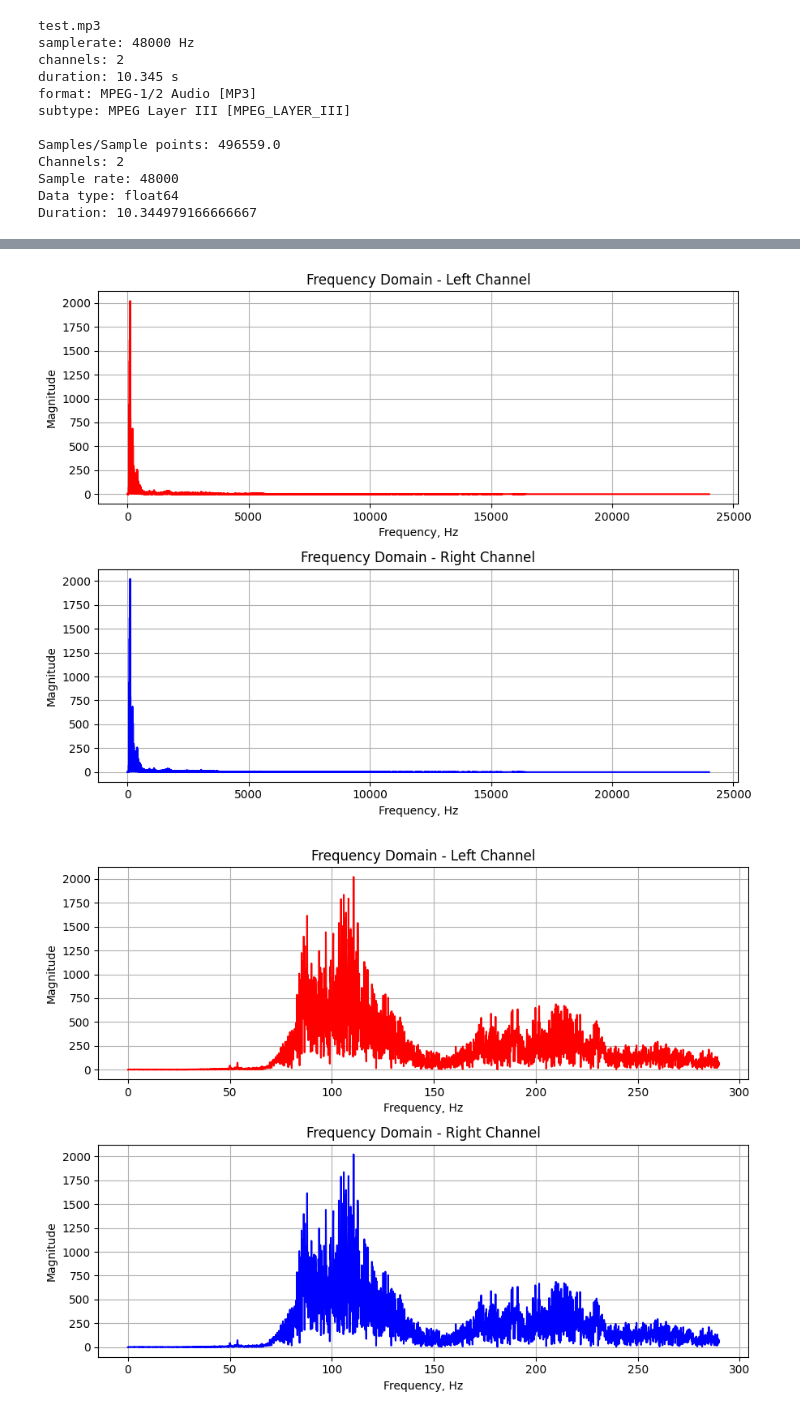
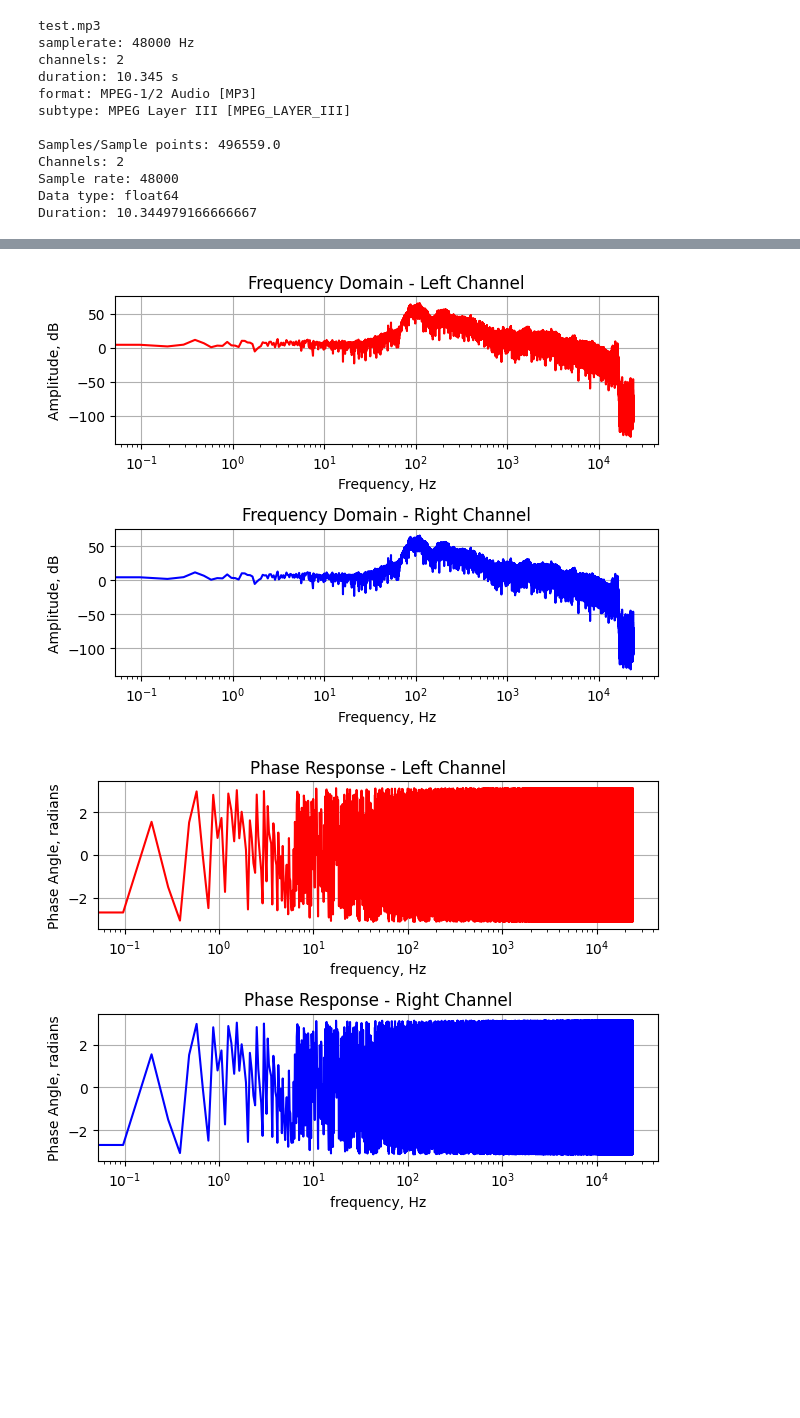
Before and after one commit to ChineseWarlord/ComTek-7-AVS, a Jupyter notebook: Lecture 4/Sim/exercise.ipynb, the cells around one changed output, grey strips where cells are left out. Saved outputs shown, nothing was run; the diff lists cells and outputs as text; code cells hidden in the pictures; blank space fills up the shorter version.

```diff
--- a/Lecture 4/Sim/exercise.ipynb
+++ b/Lecture 4/Sim/exercise.ipynb
@@ -125,54 +125,54 @@ freq_2 = np.fft.rfftfreq(signal_2.size, d=1./Fs)
 #print(f"Phase Angle Left Channel: \n{phase_spectrum_1}")
 #print(f"Phase Angle Right Channel: \n{phase_spectrum_2}")
 
 # Plotting the frequency content/spectrum
 plt.subplot(2,1,1)
 plt.title("Frequency Domain - Left Channel")
-plt.plot(freq_1, fft_spectrum_abs1, 'r')
+plt.semilogx(freq_1, 20 * np.log10(fft_spectrum_abs1), 'r')
 plt.xlabel("Frequency, Hz")
-plt.ylabel("Magnitude")
+plt.ylabel("Amplitude, dB")
 plt.grid()
 plt.subplot(2,1,2)
 plt.title("Frequency Domain - Right Channel")
-plt.plot(freq_2, fft_spectrum_abs2, 'b')
+plt.semilogx(freq_2, 20 * np.log10(fft_spectrum_abs2), 'b')
 plt.xlabel("Frequency, Hz")
-plt.ylabel("Magnitude")
+plt.ylabel("Amplitude, dB")
 plt.grid()
 plt.tight_layout()
 plt.show()
 
-plt.subplot(2,1,1)
-plt.title("Frequency Domain - Left Channel")
-plt.plot(freq_1[:3000], fft_spectrum_abs1[:3000], 'r')
-plt.xlabel("Frequency, Hz")
-plt.ylabel("Magnitude")
-plt.grid()
-plt.subplot(2,1,2)
-plt.title("Frequency Domain - Right Channel")
-plt.plot(freq_2[:3000], fft_spectrum_abs2[:3000], 'b')
-plt.xlabel("Frequency, Hz")
-plt.ylabel("Magnitude")
-plt.grid()
-plt.tight_layout()
-plt.show()
+#plt.subplot(2,1,1)
+#plt.title("Frequency Domain - Left Channel")
+#plt.plot(freq_1[:3000], fft_spectrum_abs1[:3000], 'r')
+#plt.xlabel("Frequency, Hz")
+#plt.ylabel("Magnitude")
+#plt.grid()
+#plt.subplot(2,1,2)
+#plt.title("Frequency Domain - Right Channel")
+#plt.plot(freq_2[:3000], fft_spectrum_abs2[:3000], 'b')
+#plt.xlabel("Frequency, Hz")
+#plt.ylabel("Magnitude")
+#plt.grid()
+#plt.tight_layout()
+#plt.show()
 
 # Plotting the phase response
-start_freq = 0
-end_freq = 3000
+#start_freq = 0
+#end_freq = 25000
 plt.subplot(2, 1, 1)
 plt.title("Phase Response - Left Channel")
-plt.plot(freq_1[start_freq:end_freq], phase_spectrum_1[start_freq:end_freq], 'r')
+plt.semilogx(freq_1, phase_spectrum_1, 'r')
 plt.xlabel("frequency, Hz")
 plt.ylabel("Phase Angle, radians")
 plt.grid()
 plt.subplot(2, 1, 2)
 plt.title("Phase Response - Right Channel")
-plt.plot(freq_2[start_freq:end_freq], phase_spectrum_2[start_freq:end_freq], 'b')
+plt.semilogx(freq_2, phase_spectrum_2, 'b')
 plt.xlabel("frequency, Hz")
 plt.ylabel("Phase Angle, radians")
 plt.grid()
 plt.tight_layout()
 plt.show()
 # %% [output]
-[figure, old version]
+[figure, new version]
-[figure, old version]
+[figure, new version]
```
Also changed, not shown: parts of 4 cells of this notebook, 1 other file.
